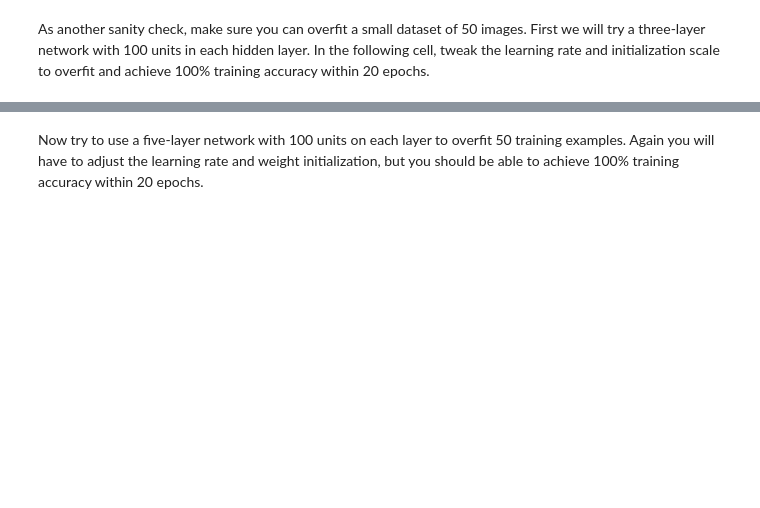
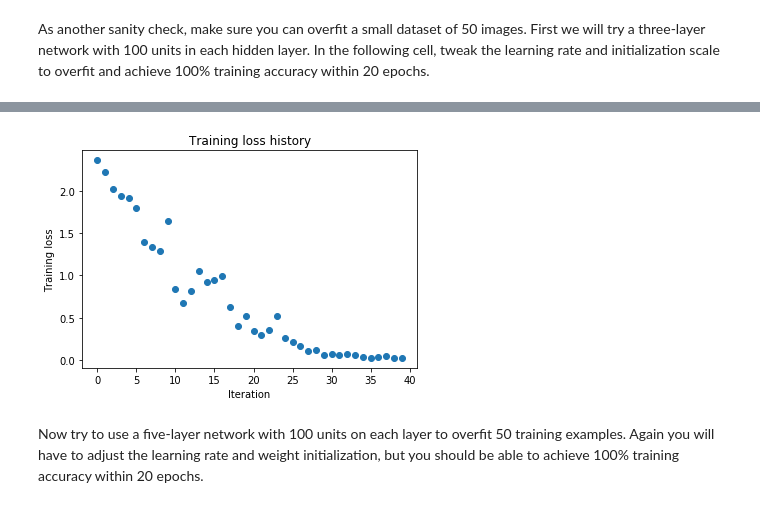
Before and after one commit to jacatral/CS231n-Assignments, a Jupyter notebook: assignment2/FullyConnectedNets.ipynb, the cells around one changed output, grey strips where cells are left out. Saved outputs shown, nothing was run; the diff lists cells and outputs as text; code cells hidden in the pictures; blank space fills up the shorter version.

Commit message:
Assignment2: Fully-connected Neural Network
- Implementation of a fully-connected neural network with more than 2 layers
- Implementation of various update rules

```diff
--- a/assignment2/FullyConnectedNets.ipynb
+++ b/assignment2/FullyConnectedNets.ipynb
@@ -342,7 +423,7 @@ for reg in [0, 3.14]:
 # %% [markdown]
 As another sanity check, make sure you can overfit a small dataset of 50 images. First we will try a three-layer network with 100 units in each hidden layer. In the following cell, tweak the learning rate and initialization scale to overfit and achieve 100% training accuracy within 20 epochs.
 # %%
-# TODO: Use a three-layer Net to overfit 50 training examples by
+# Use a three-layer Net to overfit 50 training examples by
 # tweaking just the learning rate and initialization scale.
 
 num_train = 50
@@ -354,7 +435,7 @@ small_data = {
 }
 
 weight_scale = 1e-2
-learning_rate = 1e-4
+learning_rate = 1e-2
 model = FullyConnectedNet([100, 100],
               weight_scale=weight_scale, dtype=np.float64)
 solver = Solver(model, small_data,
@@ -371,3 +452,4 @@ plt.title('Training loss history')
 plt.xlabel('Iteration')
 plt.ylabel('Training loss')
 plt.show()
+# %% [output]
@@ -374,3 +473,4 @@ plt.show()
+[figure, added]
 # %% [markdown]
 Now try to use a five-layer network with 100 units on each layer to overfit 50 training examples. Again you will have to adjust the learning rate and weight initialization, but you should be able to achieve 100% training accuracy within 20 epochs.
 # %%
```
Also changed, not shown: parts of 29 cells of this notebook, 3 other files.
